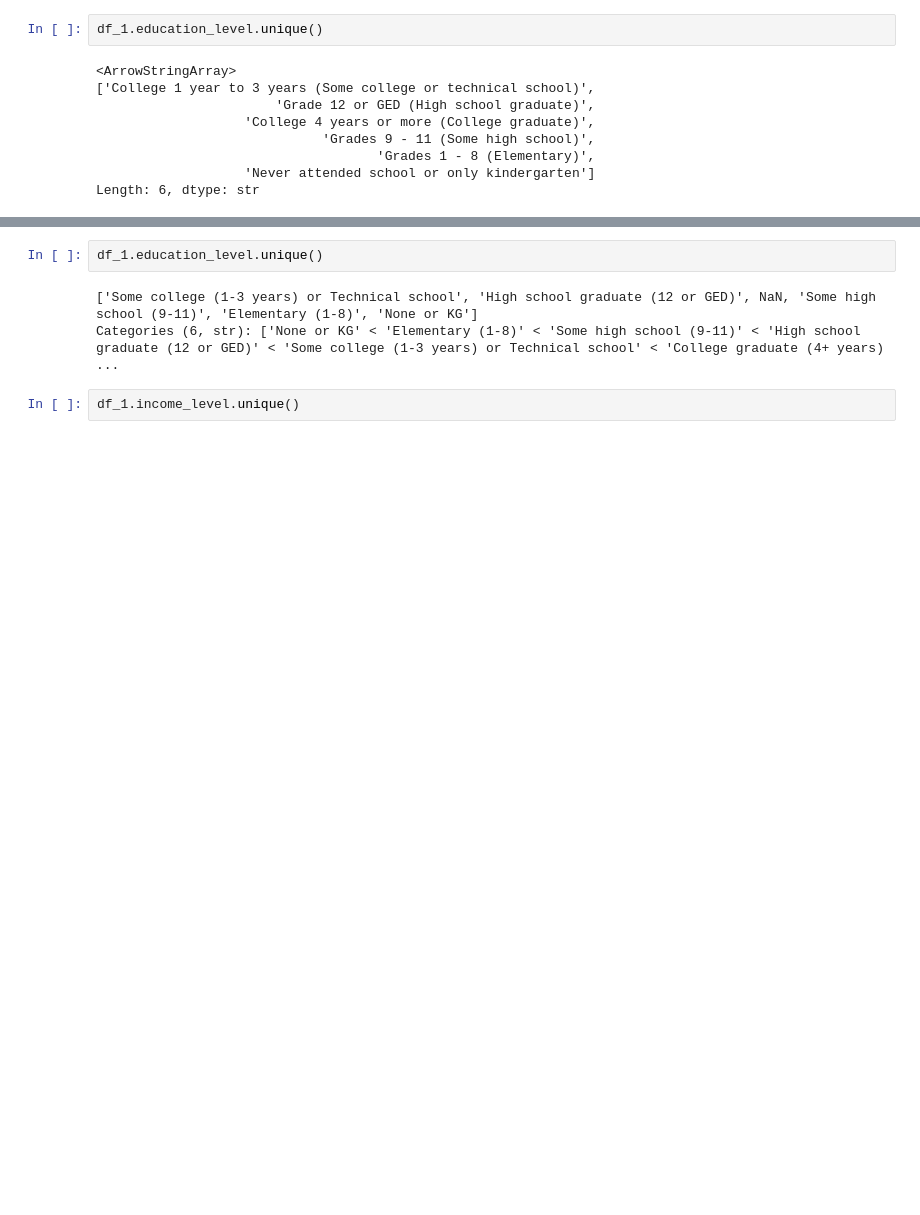
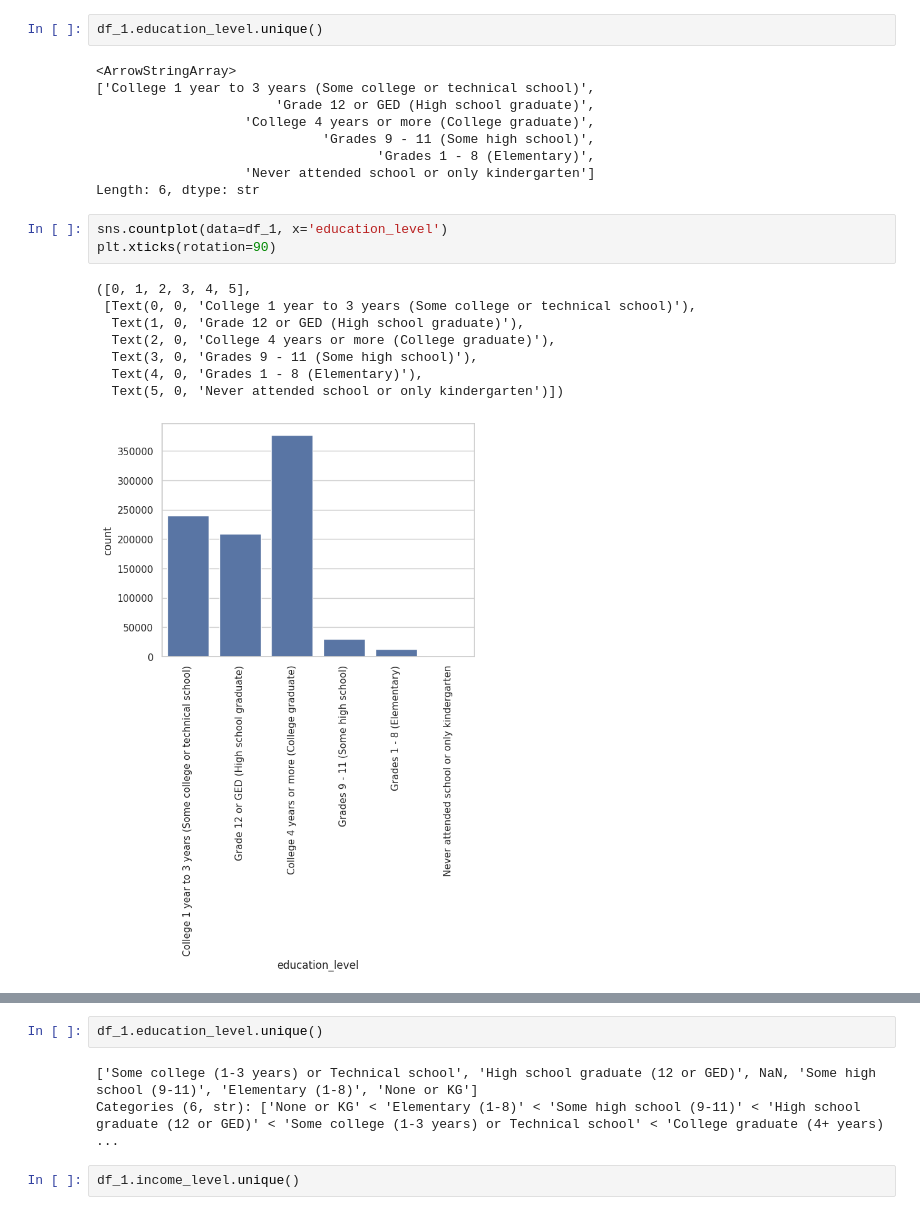
Before and after one commit to maradeben/wotosuga-core, a Jupyter notebook: model_building/notebook.ipynb, the cells around one changed output, grey strips where cells are left out. Cells and saved outputs as stored; diff of their text form; blank space fills up the shorter version.

```diff
--- a/model_building/notebook.ipynb
+++ b/model_building/notebook.ipynb
@@ -326,6 +343,18 @@ df_1.education_level.unique()
                                     'Grades 1 - 8 (Elementary)',
                    'Never attended school or only kindergarten']
 Length: 6, dtype: str
+# %%
+sns.countplot(data=df_1, x='education_level')
+plt.xticks(rotation=90)
+# %% [output]
+([0, 1, 2, 3, 4, 5],
+ [Text(0, 0, 'College 1 year to 3 years (Some college or technical school)'),
+  Text(1, 0, 'Grade 12 or GED (High school graduate)'),
+  Text(2, 0, 'College 4 years or more (College graduate)'),
+  Text(3, 0, 'Grades 9 - 11 (Some high school)'),
+  Text(4, 0, 'Grades 1 - 8 (Elementary)'),
+  Text(5, 0, 'Never attended school or only kindergarten')])
+[figure, added]
 # %%
 # fix education_level order
 rename = {
```
Also changed, not shown: parts of 41 cells of this notebook.
